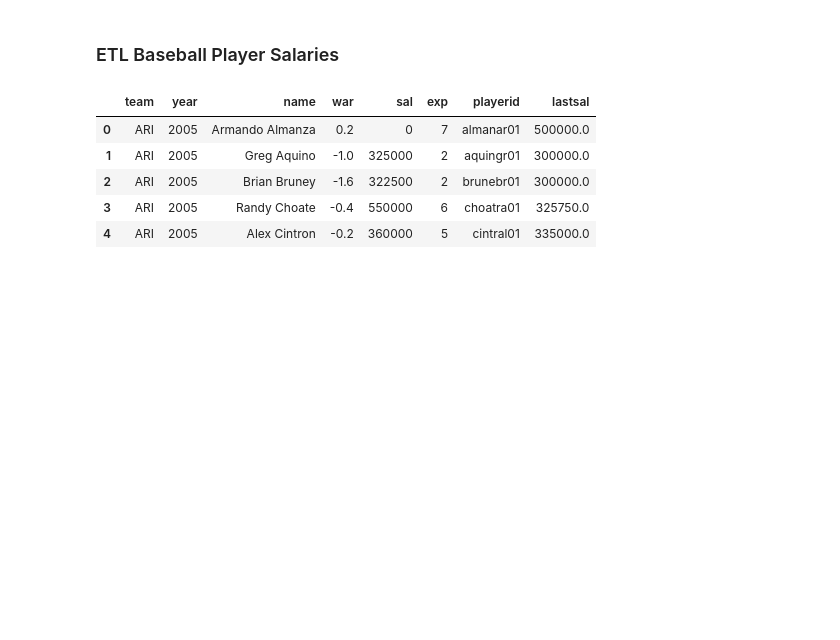
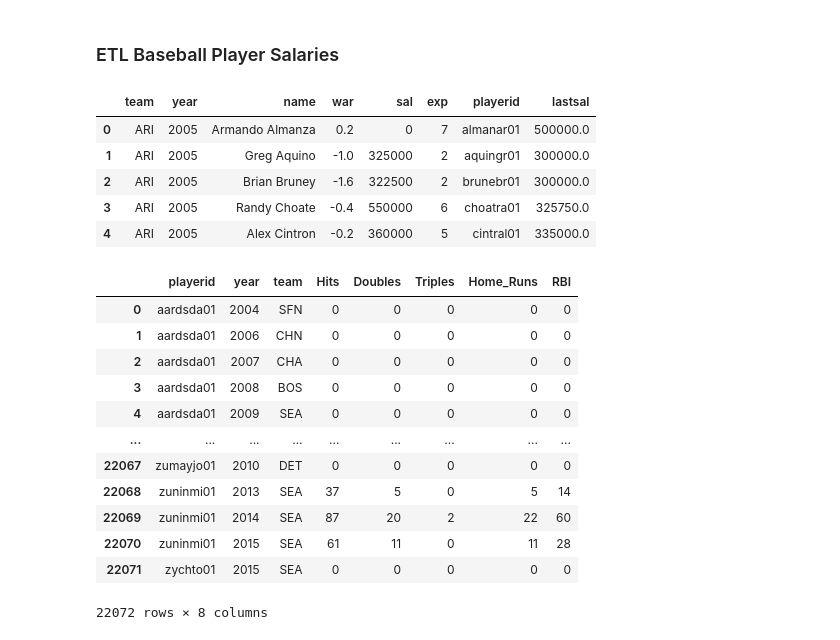
Before and after one commit to VedranaGATech/Project_2_MLB_Stats, a Jupyter notebook: JEM_Baseball_ETL-Copy1.ipynb, the cells around one changed output. Cells and saved outputs as stored; diff of their text form; code cells hidden in the pictures; blank space fills up the shorter version.

```diff
--- a/JEM_Baseball_ETL-Copy1.ipynb
+++ b/JEM_Baseball_ETL-Copy1.ipynb
@@ -239,6 +239,21 @@ else:
 # ETL Baseball Player Batting
 # %%
 Batting_Final= pd.read_csv('BaseballHits/Batting_Stats.csv')
+Batting_Final
+# %% [output]
+|  | playerid | year | team | Hits | Doubles | Triples | Home_Runs | RBI |
+| 0 | aardsda01 | 2004 | SFN | 0 | 0 | 0 | 0 | 0 |
+| 1 | aardsda01 | 2006 | CHN | 0 | 0 | 0 | 0 | 0 |
+| 2 | aardsda01 | 2007 | CHA | 0 | 0 | 0 | 0 | 0 |
+| 3 | aardsda01 | 2008 | BOS | 0 | 0 | 0 | 0 | 0 |
+| 4 | aardsda01 | 2009 | SEA | 0 | 0 | 0 | 0 | 0 |
+| ... | ... | ... | ... | ... | ... | ... | ... | ... |
+| 22067 | zumayjo01 | 2010 | DET | 0 | 0 | 0 | 0 | 0 |
+| 22068 | zuninmi01 | 2013 | SEA | 37 | 5 | 0 | 5 | 14 |
+| 22069 | zuninmi01 | 2014 | SEA | 87 | 20 | 2 | 22 | 60 |
+| 22070 | zuninmi01 | 2015 | SEA | 61 | 11 | 0 | 11 | 28 |
+| 22071 | zychto01 | 2015 | SEA | 0 | 0 | 0 | 0 | 0 |
+22072 rows × 8 columns
 # %%
 # load from csv if stored
 if (os.path.isfile('BaseballHits/Batting_Stats.csv')):
```
Also changed, not shown: parts of 7 cells of this notebook.
